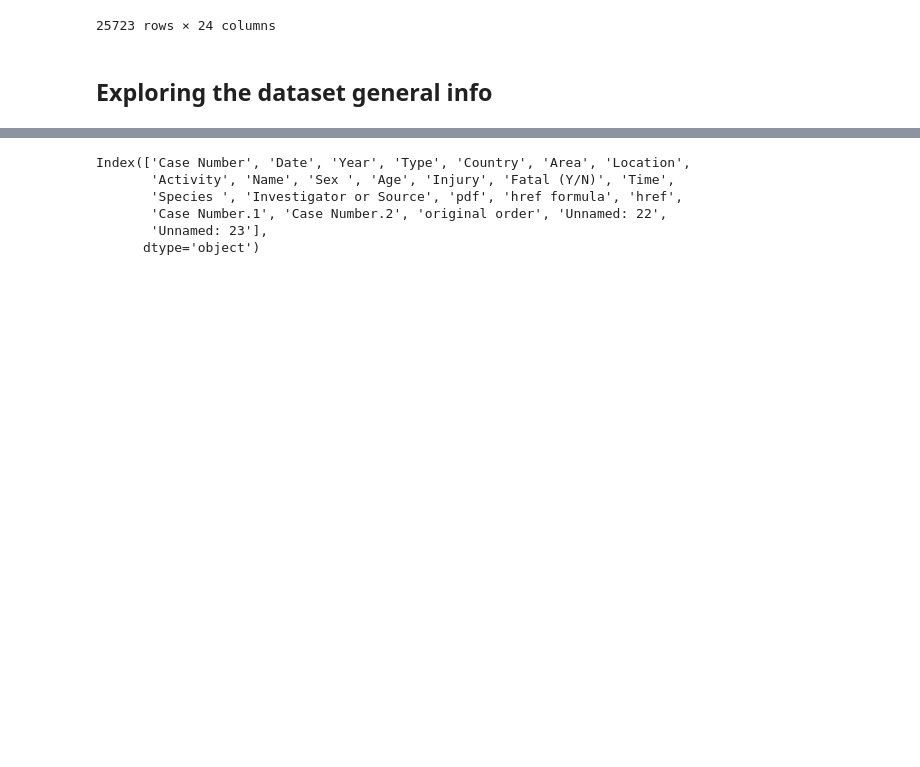
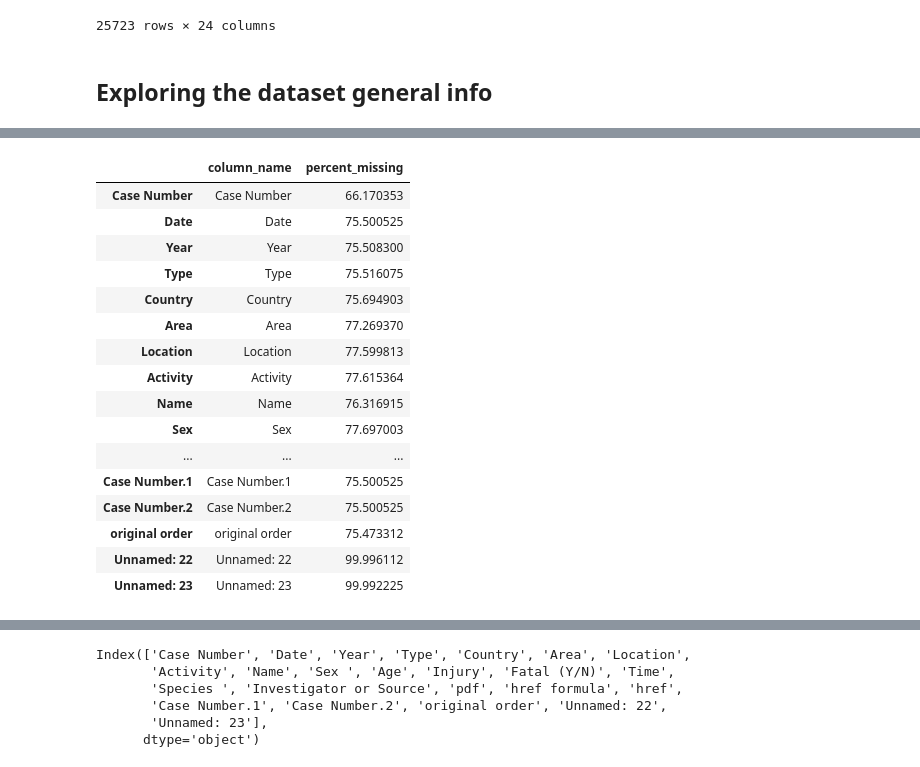
Before and after one commit to ju-br/Cleaning-data-and-evidence-based-insights-Shark-Attack-Project, a Jupyter notebook: Project 1 - Shark attack.ipynb, the cells around one changed output, grey strips where cells are left out. Drawn from its saved outputs; the diff is of its cells as text; code cells hidden in the pictures; blank space fills up the shorter version.

```diff
--- a/Project 1 - Shark attack.ipynb
+++ b/Project 1 - Shark attack.ipynb
@@ -35,0 +59,25 @@ attacks.shape
+# %%
+#checking missing values percentages
+percent_missing = attacks.isnull().sum() * 100 / len(attacks)
+percent_missing
+Nan_attack_percentage = pd.DataFrame({'column_name': attacks.columns,
+                                 'percent_missing': percent_missing})
+Nan_attack_percentage
+# %% [output]
+|  | column_name | percent_missing |
+| Case Number | Case Number | 66.170353 |
+| Date | Date | 75.500525 |
+| Year | Year | 75.508300 |
+| Type | Type | 75.516075 |
+| Country | Country | 75.694903 |
+| Area | Area | 77.269370 |
+| Location | Location | 77.599813 |
+| Activity | Activity | 77.615364 |
+| Name | Name | 76.316915 |
+| Sex | Sex | 77.697003 |
+| ... | ... | ... |
+| Case Number.1 | Case Number.1 | 75.500525 |
+| Case Number.2 | Case Number.2 | 75.500525 |
+| original order | original order | 75.473312 |
+| Unnamed: 22 | Unnamed: 22 | 99.996112 |
+| Unnamed: 23 | Unnamed: 23 | 99.992225 |
```
Also changed, not shown: parts of 14 cells of this notebook.
